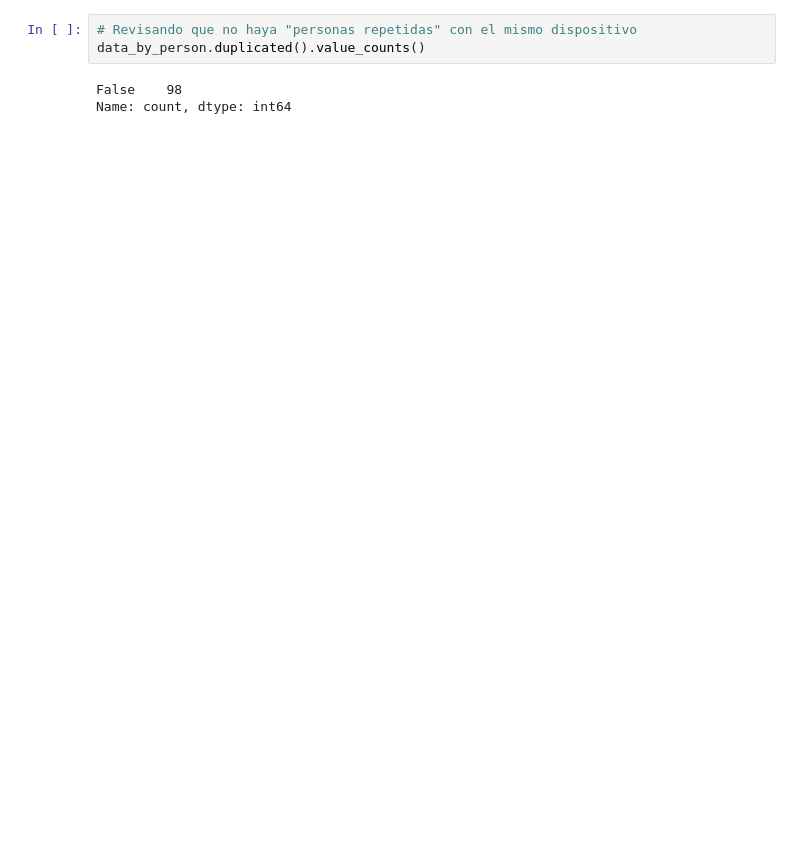
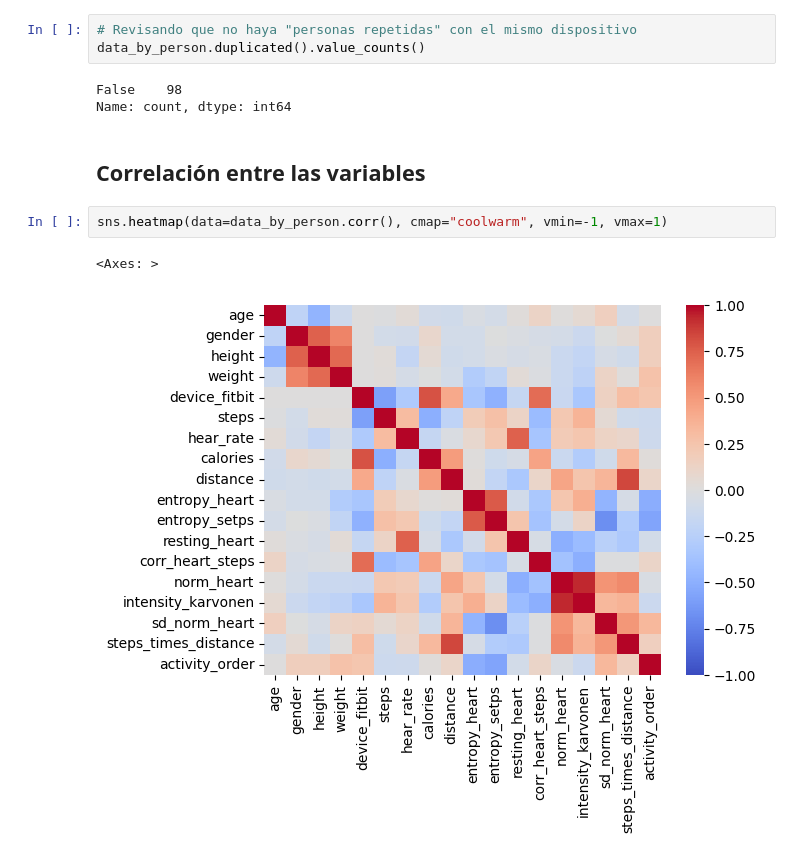
Before and after one commit to alejo-cuello/bootcamp-ds-mlops, a Jupyter notebook: 06-clustering/experimentos/experiment-group-by-person.ipynb, the cells around one changed output. Cells and saved outputs as stored; diff of their text form; blank space fills up the shorter version.

Commit message:
[update] matriz de correlación y avances con pca

```diff
--- a/06-clustering/experimentos/experiment-group-by-person.ipynb
+++ b/06-clustering/experimentos/experiment-group-by-person.ipynb
@@ -192,3 +197,10 @@ data_by_person.duplicated().value_counts()
 # %% [output]
 False    98
 Name: count, dtype: int64
+# %% [markdown]
+## Correlación entre las variables
+# %%
+sns.heatmap(data=data_by_person.corr(), cmap="coolwarm", vmin=-1, vmax=1)
+# %% [output]
+<Axes: >
+[figure, added]
```
Also changed, not shown: parts of 6 cells of this notebook.
